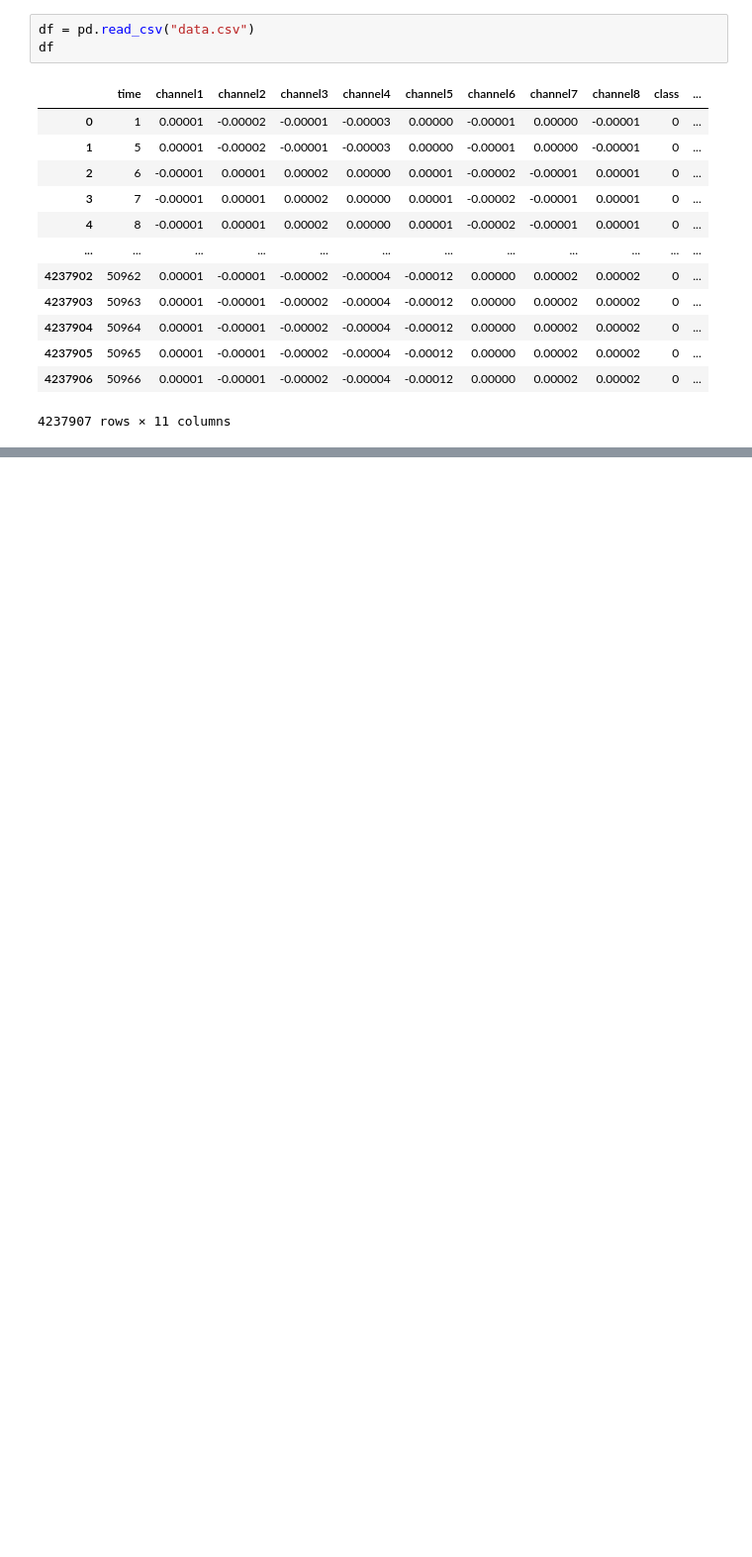
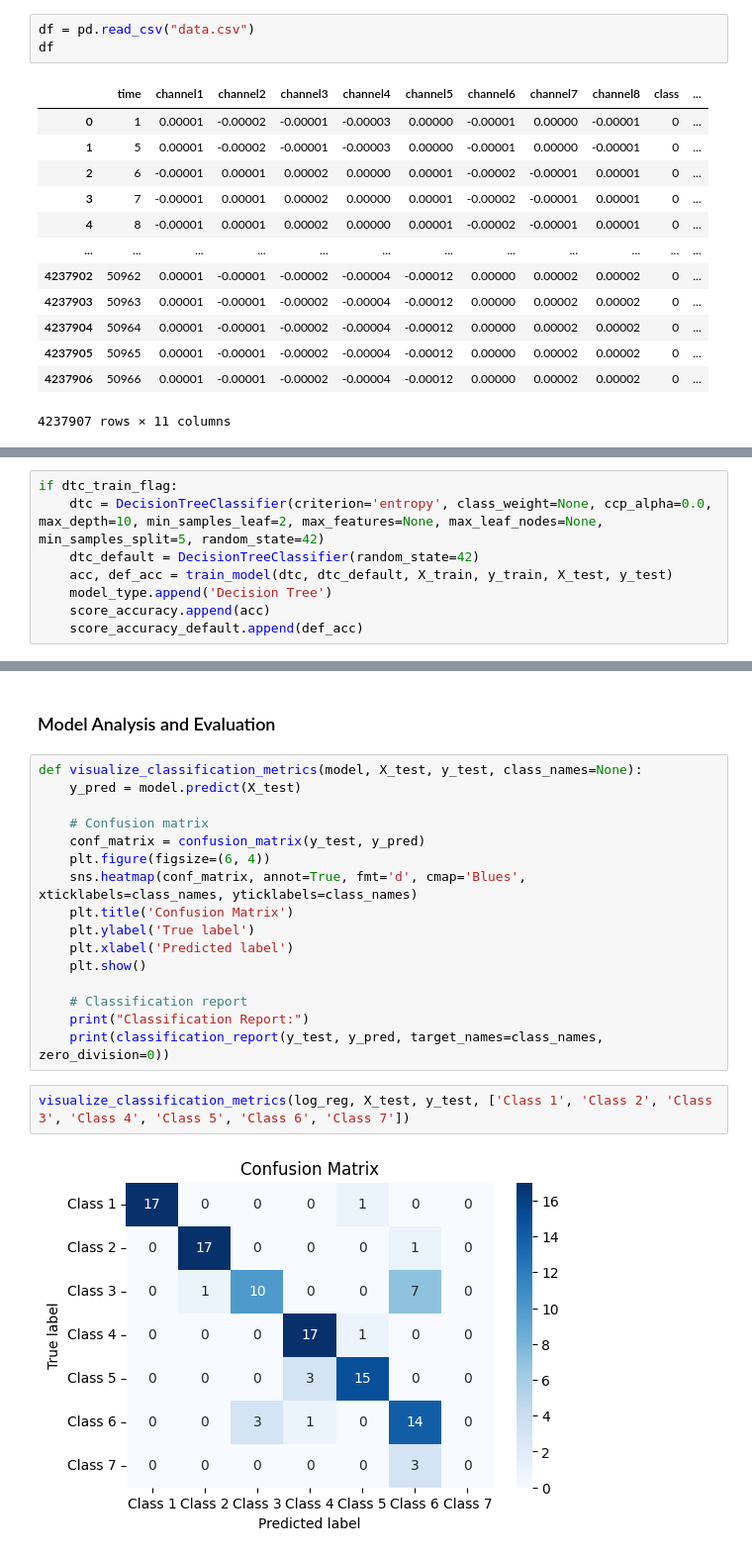
Before and after one commit to omkarpatil06/s-s_emg, a Jupyter notebook: emg.ipynb, the cells around one changed output, grey strips where cells are left out. Shown at 99% size. Drawn from its saved outputs; the diff is of its cells as text; blank space fills up the shorter version.

```diff
--- a/emg.ipynb
+++ b/emg.ipynb
@@ -178,0 +468,8 @@ Accuracy: 0.8278
+# %%
+if dtc_train_flag:
+    dtc = DecisionTreeClassifier(criterion='entropy', class_weight=None, ccp_alpha=0.0, max_depth=10, min_samples_leaf=2, max_features=None, max_leaf_nodes=None, min_samples_split=5, random_state=42)
+    dtc_default = DecisionTreeClassifier(random_state=42)
+    acc, def_acc = train_model(dtc, dtc_default, X_train, y_train, X_test, y_test)
+    model_type.append('Decision Tree')
+    score_accuracy.append(acc)
+    score_accuracy_default.append(def_acc)
@@ -178,0 +727,22 @@ Accuracy: 0.8278
+# %% [markdown]
+### Model Analysis and Evaluation
+# %%
+def visualize_classification_metrics(model, X_test, y_test, class_names=None):
+    y_pred = model.predict(X_test)
+
+    # Confusion matrix
+    conf_matrix = confusion_matrix(y_test, y_pred)
+    plt.figure(figsize=(6, 4))
+    sns.heatmap(conf_matrix, annot=True, fmt='d', cmap='Blues', xticklabels=class_names, yticklabels=class_names)
+    plt.title('Confusion Matrix')
+    plt.ylabel('True label')
+    plt.xlabel('Predicted label')
+    plt.show()
+
+    # Classification report
+    print("Classification Report:")
+    print(classification_report(y_test, y_pred, target_names=class_names, zero_division=0))
+# %%
+visualize_classification_metrics(log_reg, X_test, y_test, ['Class 1', 'Class 2', 'Class 3', 'Class 4', 'Class 5', 'Class 6', 'Class 7'])
+# %% [output]
+[figure, added]
```
Also changed, not shown: parts of 69 cells of this notebook, 8 other files.
